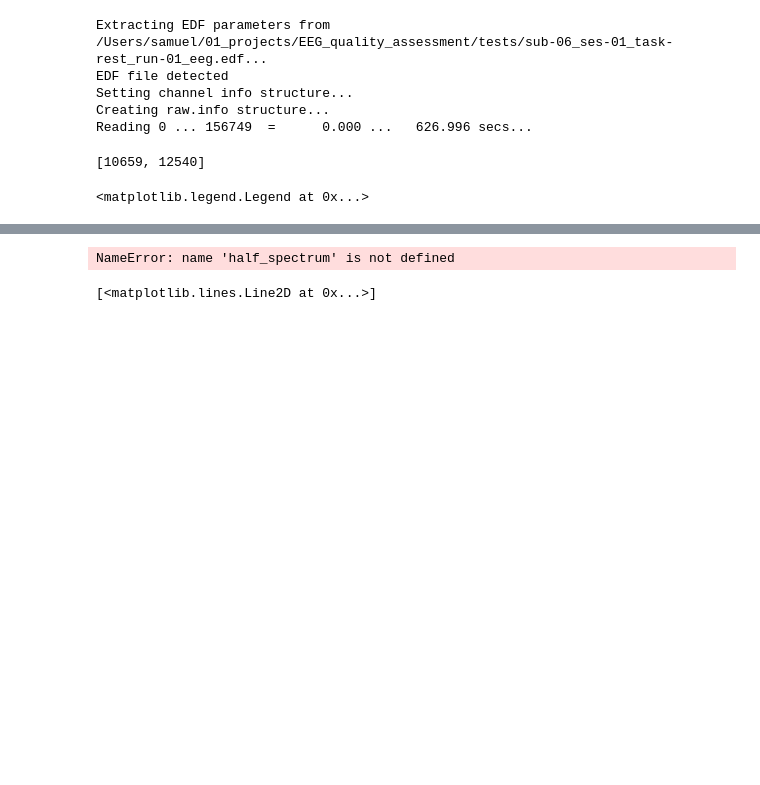
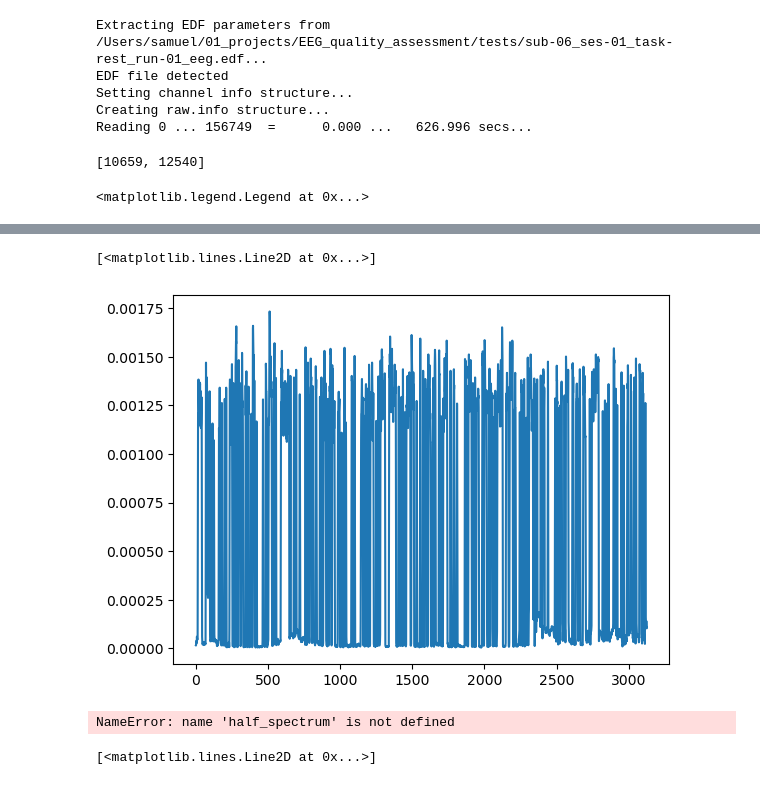
Before and after one commit to Sam54000/EEG_quality_assessment, a Jupyter notebook: src/EEG_quality_assessment/development_lab.ipynb, the cells around one changed output, grey strips where cells are left out. Saved outputs shown, nothing was run; the diff lists cells and outputs as text; code cells hidden in the pictures; blank space fills up the shorter version.

```diff
--- a/src/EEG_quality_assessment/development_lab.ipynb
+++ b/src/EEG_quality_assessment/development_lab.ipynb
@@ -104,3 +188,9 @@ TypeError: FourierSpectrum.copy() missing 1 required positional argument: 'self'
+# %%
+import matplotlib.pyplot as plt
+plt.plot(metrics['Fp2']['signal_IQR'])
+# %% [output]
+[<matplotlib.lines.Line2D at 0x...>]
+[figure, added]
 # %%
 str(half_spectrum.dtype)
 # %% [output]
```
Also changed, not shown: parts of 10 cells of this notebook, 2 other files.
